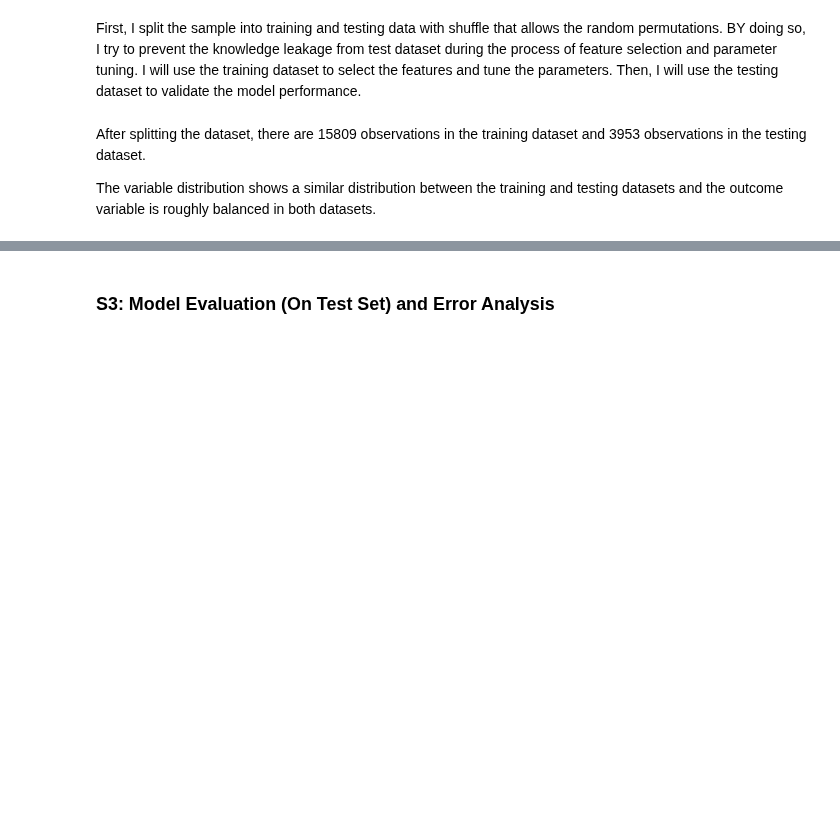
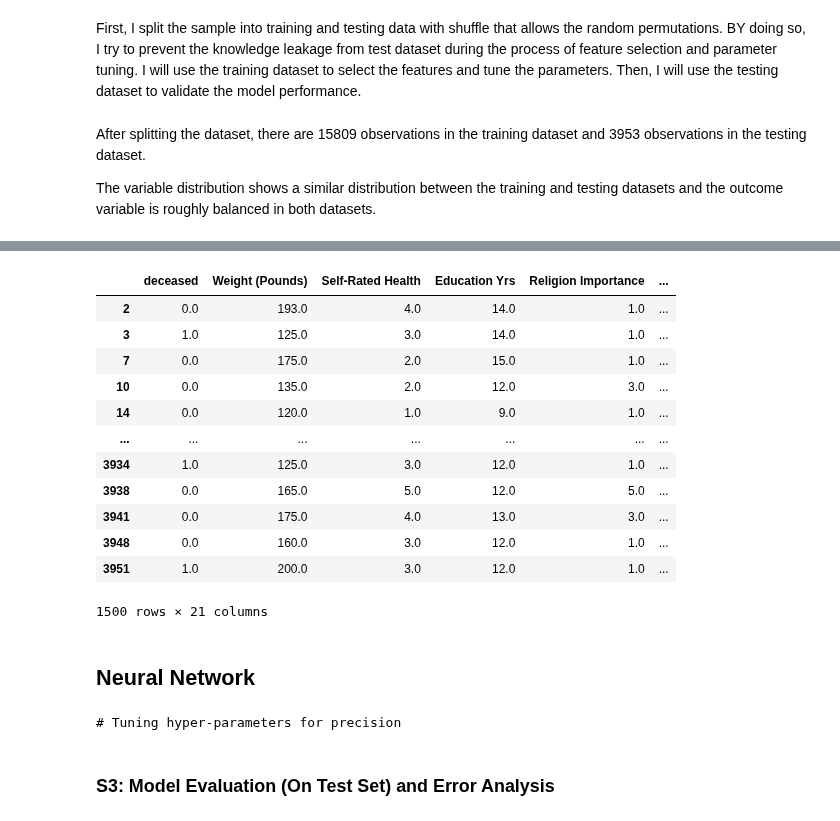
Before and after one commit to yiang-li/Predicting-Mortality-Machine-Learning, a Jupyter notebook: code_hrs.ipynb, the cells around one changed output, grey strips where cells are left out. Saved outputs shown, nothing was run; the diff lists cells and outputs as text; code cells hidden in the pictures; blank space fills up the shorter version.

```diff
--- a/code_hrs.ipynb
+++ b/code_hrs.ipynb
@@ -383,0 +358,12 @@ GridSearchCV(cv=5,
+# %%
+def display_wrong_sample(clf_e, X_test, y_test):
+    y_pred_rf = pd.DataFrame(clf_e.predict(X_test), columns=["deceased"])
+    y_prob_rf = pd.DataFrame(clf_e.predict_proba(X_test)[:, 1], columns=["deceased"])
+    X_wrong_rf = X_test.reset_index(inplace=False).drop(columns='index', inplace=False).loc[
+        y_pred_rf['deceased'] != y_test.reset_index(inplace=False)['deceased']
+        ]
+    y_wrong_rf = y_test.reset_index(inplace=False).drop(columns='index', inplace=False).loc[
+        y_pred_rf['deceased'] != y_test.reset_index(inplace=False)['deceased']
+        ]
+    rf_wrong = pd.concat([y_wrong_rf, X_wrong_rf], axis=1)
+    return rf_wrong
@@ -384,3 +457,71 @@ GridSearchCV(cv=5,
+# %%
+display_wrong_sample(clf_e, X_test, y_test)
+# %% [output]
+|  | deceased | Weight (Pounds) | Self-Rated Health | Education Yrs | Religion Importance | ... |
+| 2 | 0.0 | 193.0 | 4.0 | 14.0 | 1.0 | ... |
+| 3 | 1.0 | 125.0 | 3.0 | 14.0 | 1.0 | ... |
+| 7 | 0.0 | 175.0 | 2.0 | 15.0 | 1.0 | ... |
+| 10 | 0.0 | 135.0 | 2.0 | 12.0 | 3.0 | ... |
+| 14 | 0.0 | 120.0 | 1.0 | 9.0 | 1.0 | ... |
+| ... | ... | ... | ... | ... | ... | ... |
+| 3934 | 1.0 | 125.0 | 3.0 | 12.0 | 1.0 | ... |
+| 3938 | 0.0 | 165.0 | 5.0 | 12.0 | 5.0 | ... |
+| 3941 | 0.0 | 175.0 | 4.0 | 13.0 | 3.0 | ... |
+| 3948 | 0.0 | 160.0 | 3.0 | 12.0 | 1.0 | ... |
+| 3951 | 1.0 | 200.0 | 3.0 | 12.0 | 1.0 | ... |
+1500 rows × 21 columns
+# %% [markdown]
+## Neural Network
+# %%
+parameters = [{'hidden_layer_sizes': [(1,), (30,), (100,), (10, 5,)],
+               'activation': ['identity', 'relu'],
+               'alpha': [0, 1e-4, 1e-2],
+               'learning_rate_init': [1e-5, 1e-4, 1e-3]
+               }]
+scores = ['precision', 'recall', 'f1', 'roc_auc']
+
+records = dict()
+
+for score in scores:
+    print("# Tuning hyper-parameters for %s" % score)
+
+    #构造这个GridSearch的分类器,5-fold
+    clf = GridSearchCV(MLPClassifier(random_state=seed, tol=1e-4, max_iter=300), parameters, cv=5,
+                       scoring=score)
+    #只在训练集上面做k-fold,然后返回最优的模型参数
+    clf.fit(X_train, np.ravel(y_train))
+
+    print("Best parameters set found on development set:")
+    print(clf.best_params_)
+    print("Grid scores on development set:")
+    print()
+    means = clf.cv_results_['mean_test_score']
+    stds = clf.cv_results_['std_test_score']
+
+    records[score] = clf
+
+    # 看一下具体的参数间不同数值的组合后得到的分数是多少
+    for mean, std, params in zip(means, stds, clf.cv_results_['params']):
+        print("%0.3f (+/-%0.03f) for %r"
+              % (mean, std * 2, params))
+
+    print("Detailed classification report:")
+    print()
+    print("The model is trained on the full development set.")
+    print("The scores are computed on the full evaluation set.")
+    print()
+    y_true, y_pred = y_val, clf.predict(X_val)
+
+    # 打印在测试集上的预测结果与真实值的分数
+    print(classification_report(y_true, y_pred))
+
+    print()
+
+    print(f"Learning stops at iter num_{clf.n_iter_}")
+    plt.plot(range(clf.n_iter_, clf.loss_curve_))
+    plt.show()
+# %% [output]
+# Tuning hyper-parameters for precision
 # %%
 #describe parameter tuning grid search CV before doing LR
 #get the best parameter -> show the best f1 score
```
Also changed, not shown: parts of 10 cells of this notebook, 2 other files.
